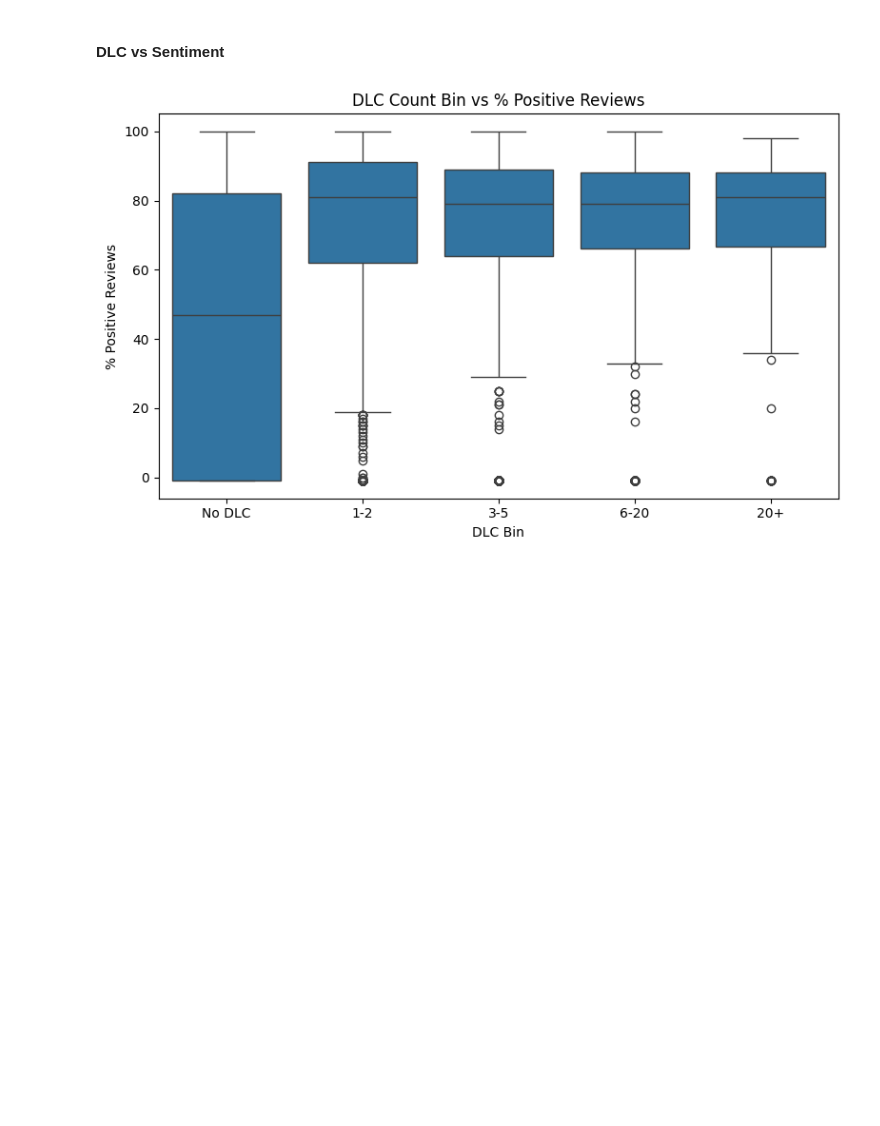
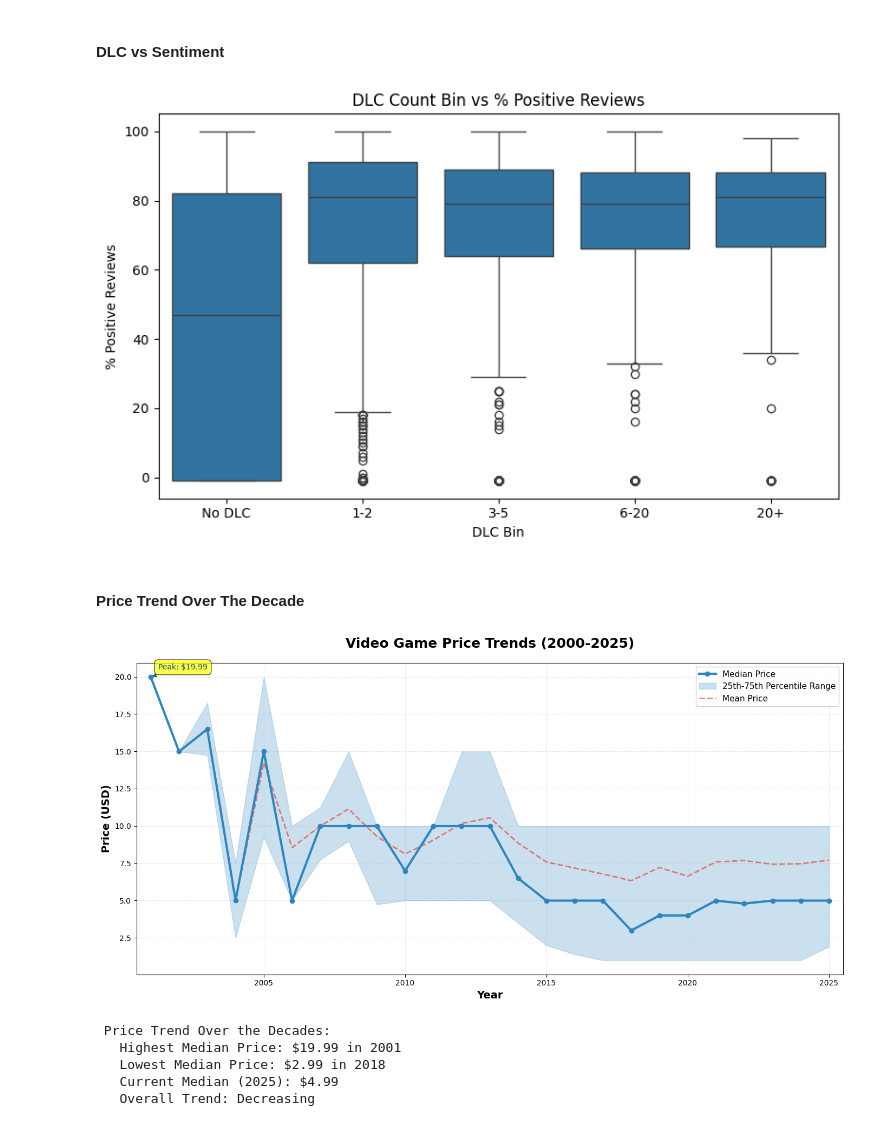
Before and after one commit to Mahanidhii/EDA-Case-Studies, a Jupyter notebook: Video Game Sales & Reviews Analysis/analysis.ipynb, the cells around one changed output. Cells and saved outputs as stored; diff of their text form; code cells hidden in the pictures; blank space fills up the shorter version.

Commit message:
feat: new visualization-Price trend over the decade

```diff
--- a/Video Game Sales & Reviews Analysis/analysis.ipynb
+++ b/Video Game Sales & Reviews Analysis/analysis.ipynb
@@ -514,3 +514,73 @@ plt.savefig(fig_dir/"DLC_pctpos.png")
 plt.show()
 # %% [output]
 [figure]
+# %% [markdown]
+#### Price Trend Over The Decade
+# %%
+# Price Trend Over Years - Enhanced Visualization
+fig, ax = plt.subplots(figsize=(14, 7))
+
+# Prepare data
+price_by_year = df.dropna(subset=['price_usd', 'year'])
+price_by_year = price_by_year[price_by_year['year'] >= 2000]  # Focus on recent decades
+
+# Calculate statistics per year
+yearly_stats = price_by_year.groupby('year')['price_usd'].agg([
+    ('median', 'median'),
+    ('q25', lambda x: x.quantile(0.25)),
+    ('q75', lambda x: x.quantile(0.75)),
+    ('mean', 'mean')
+]).reset_index()
+
+# Plot median line with shaded quartile range
+ax.plot(yearly_stats['year'], yearly_stats['median'],
+        color='#2E86C1', linewidth=3, marker='o', markersize=6,
+        label='Median Price', zorder=3)
+
+# Add shaded area for 25th-75th percentile range
+ax.fill_between(yearly_stats['year'],
+                yearly_stats['q25'],
+                yearly_stats['q75'],
+                alpha=0.25, color='#2E86C1', label='25th-75th Percentile Range')
+
+# Optional: Add mean line
+ax.plot(yearly_stats['year'], yearly_stats['mean'],
+        color='#E74C3C', linewidth=2, linestyle='--',
+        label='Mean Price', alpha=0.7)
+
+# Formatting
+ax.set_title("Video Game Price Trends (2000-2025)", fontsize=18, fontweight='bold', pad=20)
+ax.set_xlabel("Year", fontsize=14, fontweight='bold')
+ax.set_ylabel("Price (USD)", fontsize=14, fontweight='bold')
+ax.legend(loc='upper right', fontsize=11, framealpha=0.9)
+ax.grid(True, alpha=0.3, linestyle='--')
+ax.set_xlim(yearly_stats['year'].min() - 0.5, yearly_stats['year'].max() + 0.5)
+
+# Add annotations for interesting points
+max_median_year = yearly_stats.loc[yearly_stats['median'].idxmax()]
+min_median_year = yearly_stats.loc[yearly_stats['median'].idxmin()]
+
+ax.annotate(f'Peak: ${max_median_year["median"]:.2f}',
+            xy=(max_median_year['year'], max_median_year['median']),
+            xytext=(10, 10), textcoords='offset points',
+            fontsize=10, color='#1B4F72',
+            bbox=dict(boxstyle='round,pad=0.5', facecolor='yellow', alpha=0.7),
+            arrowprops=dict(arrowstyle='->', color='#1B4F72', lw=1.5))
+
+plt.tight_layout()
+plt.savefig(fig_dir/"Price_trend_over_years.png", dpi=300, bbox_inches='tight')
+plt.show()
+
+# Print summary statistics
+print(f"\n Price Trend Over the Decades:")
+print(f"   Highest Median Price: ${max_median_year['median']:.2f} in {int(max_median_year['year'])}")
+print(f"   Lowest Median Price: ${min_median_year['median']:.2f} in {int(min_median_year['year'])}")
+print(f"   Current Median (2025): ${yearly_stats[yearly_stats['year'] == 2025]['median'].values[0]:.2f}" if 2025 in yearly_stats['year'].values else "")
+print(f"   Overall Trend: {'Increasing' if yearly_stats['median'].iloc[-1] > yearly_stats['median'].iloc[0] else 'Decreasing'}")
+# %% [output]
+[figure, added]
+ Price Trend Over the Decades:
+   Highest Median Price: $19.99 in 2001
+   Lowest Median Price: $2.99 in 2018
+   Current Median (2025): $4.99
+   Overall Trend: Decreasing
```
Also changed, not shown: 1 other file.
